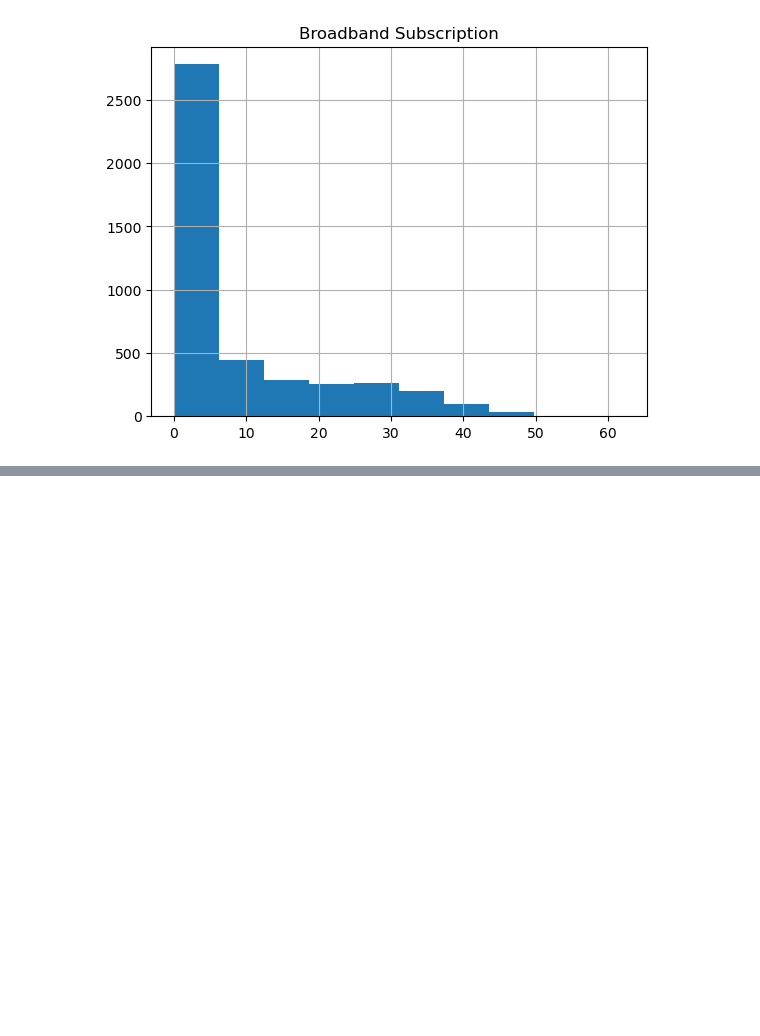
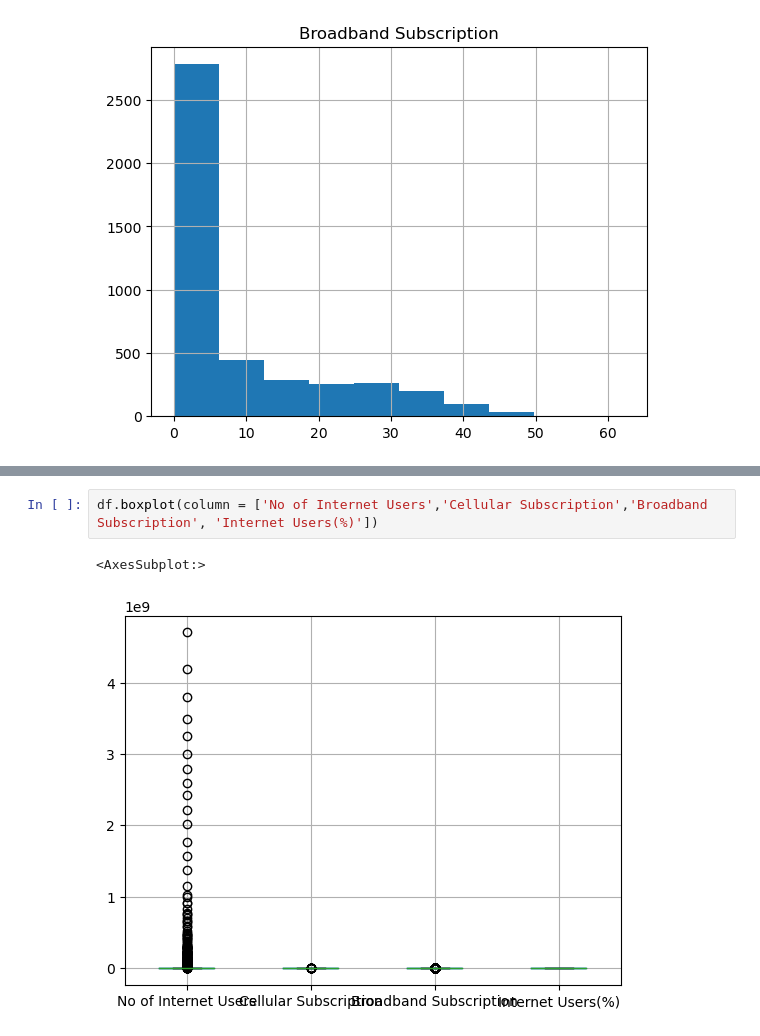
Before and after one commit to saad415/DataScience, a Jupyter notebook: EDA.ipynb, the cells around one changed output, grey strips where cells are left out. Saved outputs shown, nothing was run; the diff lists cells and outputs as text; blank space fills up the shorter version.

```diff
--- a/EDA.ipynb
+++ b/EDA.ipynb
@@ -61,0 +62,5 @@ df.hist(column='No of Internet Users', bins=10);
+# %%
+df.boxplot(column = ['No of Internet Users','Cellular Subscription','Broadband Subscription', 'Internet Users(%)'])
+# %% [output]
+<AxesSubplot:>
+[figure, added]
```
Also changed, not shown: parts of 9 cells of this notebook.
